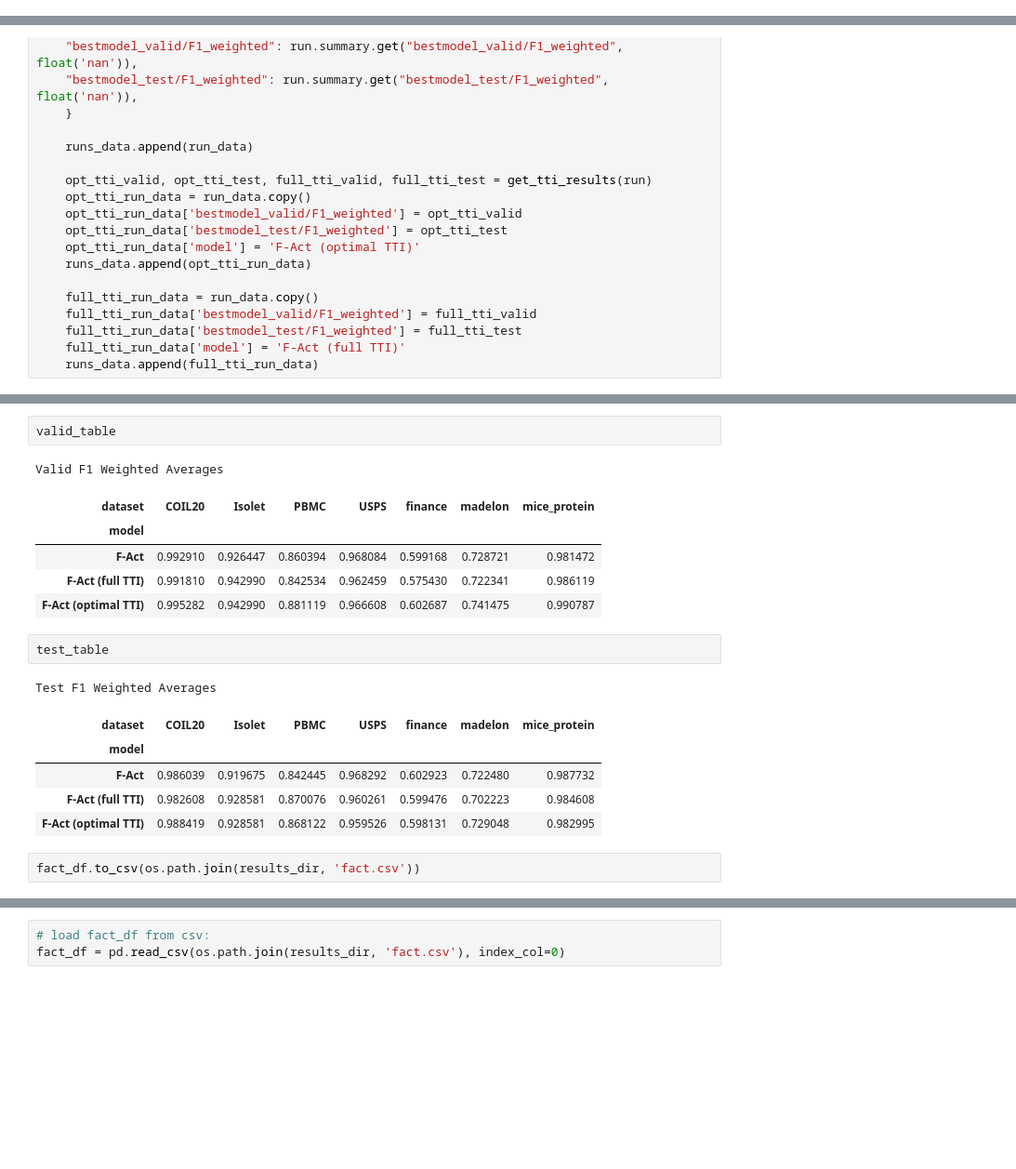
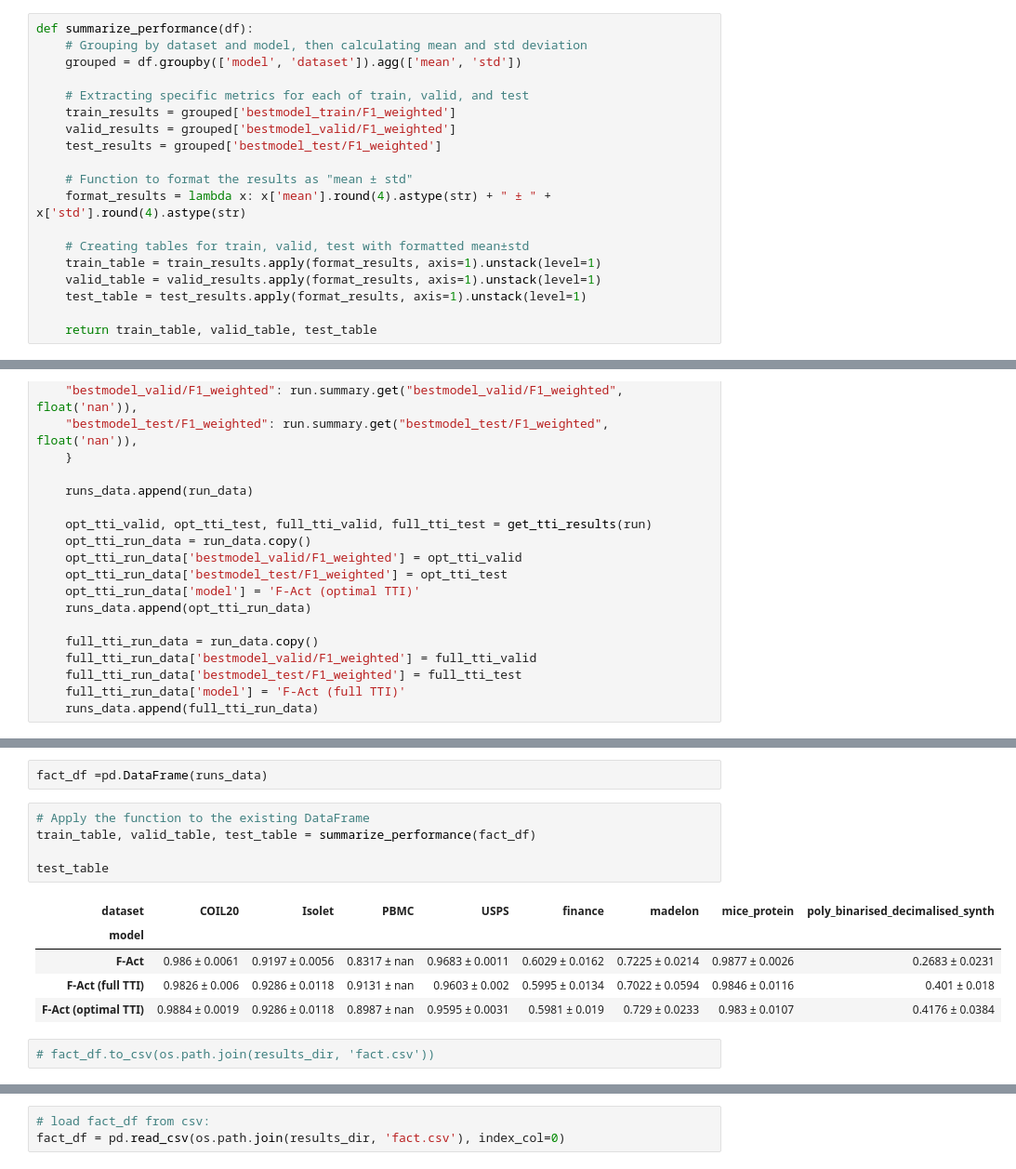
Before and after one commit to evanrex/feature-wise-active-adaptation, a Jupyter notebook: compute_results/final_results/compare_models_specific_runs.ipynb, the cells around one changed output, grey strips where cells are left out. Shown: that part at 93% size. Saved outputs shown, nothing was run; the diff lists cells and outputs as text; blank space fills up the shorter version.

```diff
--- a/compute_results/final_results/compare_models_specific_runs.ipynb
+++ b/compute_results/final_results/compare_models_specific_runs.ipynb
@@ -58,3 +98,22 @@ def get_tables(averaged_data):
+# %%
+def summarize_performance(df):
+    # Grouping by dataset and model, then calculating mean and std deviation
+    grouped = df.groupby(['model', 'dataset']).agg(['mean', 'std'])
+
+    # Extracting specific metrics for each of train, valid, and test
+    train_results = grouped['bestmodel_train/F1_weighted']
+    valid_results = grouped['bestmodel_valid/F1_weighted']
+    test_results = grouped['bestmodel_test/F1_weighted']
+
+    # Function to format the results as "mean ± std"
+    format_results = lambda x: x['mean'].round(4).astype(str) + " ± " + x['std'].round(4).astype(str)
+
+    # Creating tables for train, valid, test with formatted mean±std
+    train_table = train_results.apply(format_results, axis=1).unstack(level=1)
+    valid_table = valid_results.apply(format_results, axis=1).unstack(level=1)
+    test_table = test_results.apply(format_results, axis=1).unstack(level=1)
+
+    return train_table, valid_table, test_table
 # %%
 def fetch_runs(entity, project, sweep_ids):
     api = wandb.Api()
@@ -322,20 +402,15 @@ Training F1 Weighted Averages
-# %%
-valid_table
-# %% [output]
-Valid F1 Weighted Averages
-| dataset | COIL20 | Isolet | PBMC | USPS | finance | madelon | mice_protein |
-| model |  |  |  |  |  |  |  |
-| F-Act | 0.992910 | 0.926447 | 0.860394 | 0.968084 | 0.599168 | 0.728721 | 0.981472 |
-| F-Act (full TTI) | 0.991810 | 0.942990 | 0.842534 | 0.962459 | 0.575430 | 0.722341 | 0.986119 |
-| F-Act (optimal TTI) | 0.995282 | 0.942990 | 0.881119 | 0.966608 | 0.602687 | 0.741475 | 0.990787 |
-# %%
-test_table
-# %% [output]
-Test F1 Weighted Averages
-| dataset | COIL20 | Isolet | PBMC | USPS | finance | madelon | mice_protein |
-| model |  |  |  |  |  |  |  |
-| F-Act | 0.986039 | 0.919675 | 0.842445 | 0.968292 | 0.602923 | 0.722480 | 0.987732 |
-| F-Act (full TTI) | 0.982608 | 0.928581 | 0.870076 | 0.960261 | 0.599476 | 0.702223 | 0.984608 |
-| F-Act (optimal TTI) | 0.988419 | 0.928581 | 0.868122 | 0.959526 | 0.598131 | 0.729048 | 0.982995 |
+# %%
+fact_df =pd.DataFrame(runs_data)
+# %%
+# Apply the function to the existing DataFrame
+train_table, valid_table, test_table = summarize_performance(fact_df)
+
+test_table
+# %% [output]
+| dataset | COIL20 | Isolet | PBMC | USPS | finance | madelon | mice_protein | poly_binarised_decimalised_synth |
+| model |  |  |  |  |  |  |  |  |
+| F-Act | 0.986 ± 0.0061 | 0.9197 ± 0.0056 | 0.8317 ± nan | 0.9683 ± 0.0011 | 0.6029 ± 0.0162 | 0.7225 ± 0.0214 | 0.9877 ± 0.0026 | 0.2683 ± 0.0231 |
+| F-Act (full TTI) | 0.9826 ± 0.006 | 0.9286 ± 0.0118 | 0.9131 ± nan | 0.9603 ± 0.002 | 0.5995 ± 0.0134 | 0.7022 ± 0.0594 | 0.9846 ± 0.0116 | 0.401 ± 0.018 |
+| F-Act (optimal TTI) | 0.9884 ± 0.0019 | 0.9286 ± 0.0118 | 0.8987 ± nan | 0.9595 ± 0.0031 | 0.5981 ± 0.019 | 0.729 ± 0.0233 | 0.983 ± 0.0107 | 0.4176 ± 0.0384 |
 # %%
-fact_df.to_csv(os.path.join(results_dir, 'fact.csv'))
+# fact_df.to_csv(os.path.join(results_dir, 'fact.csv'))
```
Also changed, not shown: parts of 23 cells of this notebook, 2 other files.
